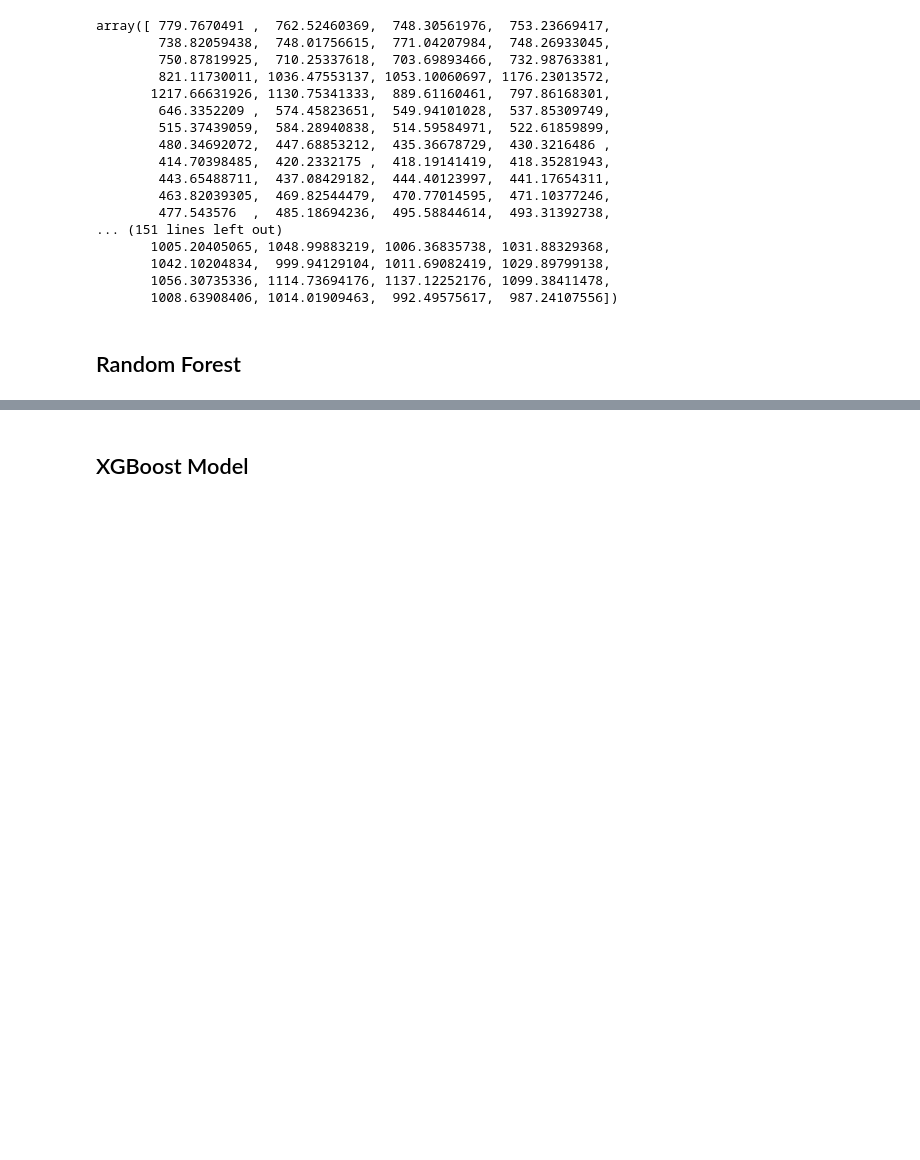
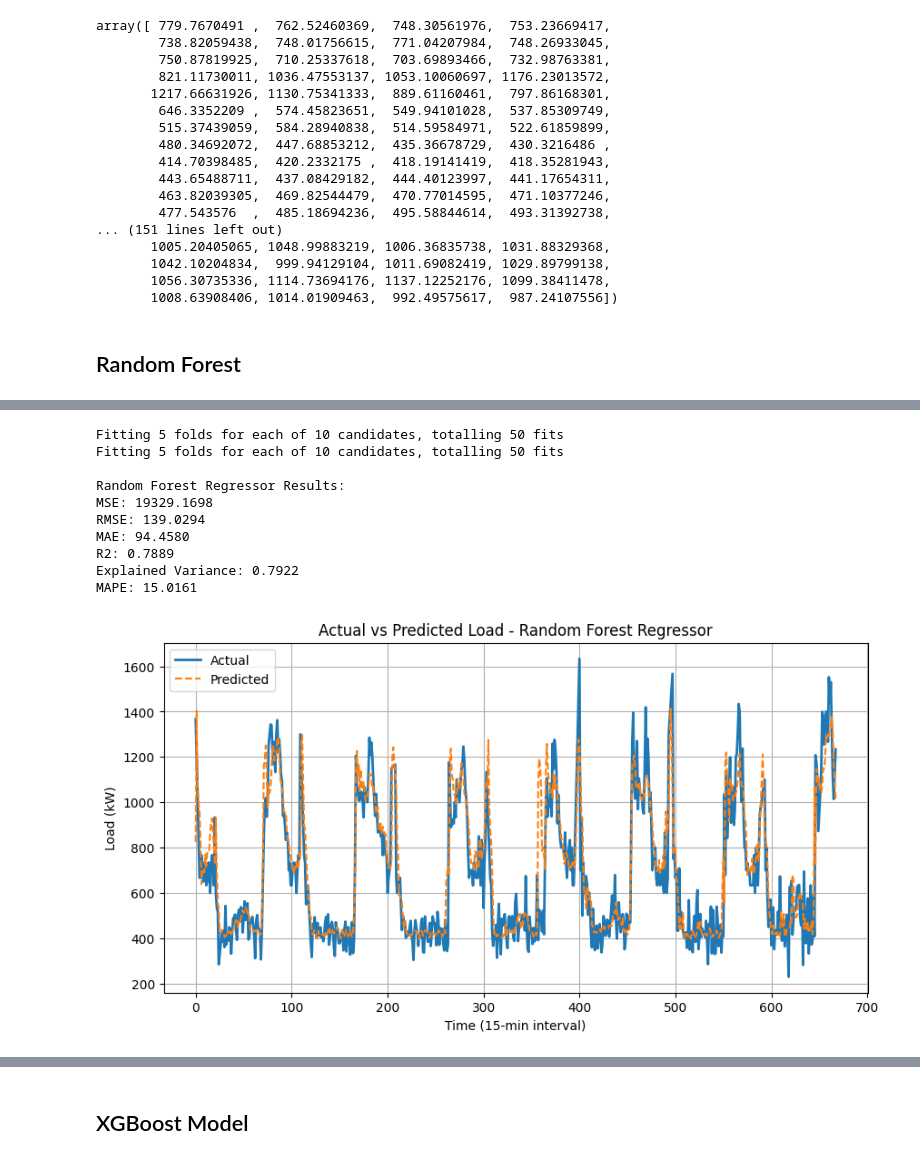
Before and after one commit to DinhHuy1405/Machine-Learning---NY, a Jupyter notebook: Delta20241219 - Copy.ipynb, the cells around one changed output, grey strips where cells are left out. Saved outputs shown, nothing was run; the diff lists cells and outputs as text; code cells hidden in the pictures; blank space fills up the shorter version.

```diff
--- a/Delta20241219 - Copy.ipynb
+++ b/Delta20241219 - Copy.ipynb
@@ -482,0 +674,45 @@ Best parameters: {'n_estimators': 300, 'min_samples_split': 5, 'min_samples_leaf
+# %%
+from sklearn.ensemble import RandomForestRegressor
+
+param_dist_rf = {
+    'n_estimators': [50, 100, 200],
+    'criterion': ['squared_error', 'absolute_error', 'friedman_mse', 'poisson'],
+    'max_depth': [3, 5, 10, None],
+    'min_samples_split': [2, 5, 10],
+    'min_samples_leaf': [1, 2, 4],
+    'max_features': ['sqrt', 'log2', None]
+}
+
+# Khởi tạo model Random Forest
+rf_model = RandomForestRegressor(random_state=42)
+
+# Train model
+manager.train_model(
+    model_name="Random Forest Regressor",
+    model=rf_model,
+    param_dist=param_dist_rf,
+    random_state=42,
+    X_train=X_train,
+    y_train=y_train
+)
+
+# Dự đoán
+rf_results = manager.predict("Random Forest Regressor", X_test, y_test)
+print("\nRandom Forest Regressor Results:")
+for k, v in rf_results["metrics"].items():
+    print(f"{k}: {v:.4f}")
+
+# Plot
+manager.plot_results("Random Forest Regressor", y_test)
+# %% [output]
+Fitting 5 folds for each of 10 candidates, totalling 50 fits
+Fitting 5 folds for each of 10 candidates, totalling 50 fits
+
+Random Forest Regressor Results:
+MSE: 19329.1698
+RMSE: 139.0294
+MAE: 94.4580
+R2: 0.7889
+Explained Variance: 0.7922
+MAPE: 15.0161
+[figure, added]
```
Also changed, not shown: parts of 20 cells of this notebook, 26 other files.
